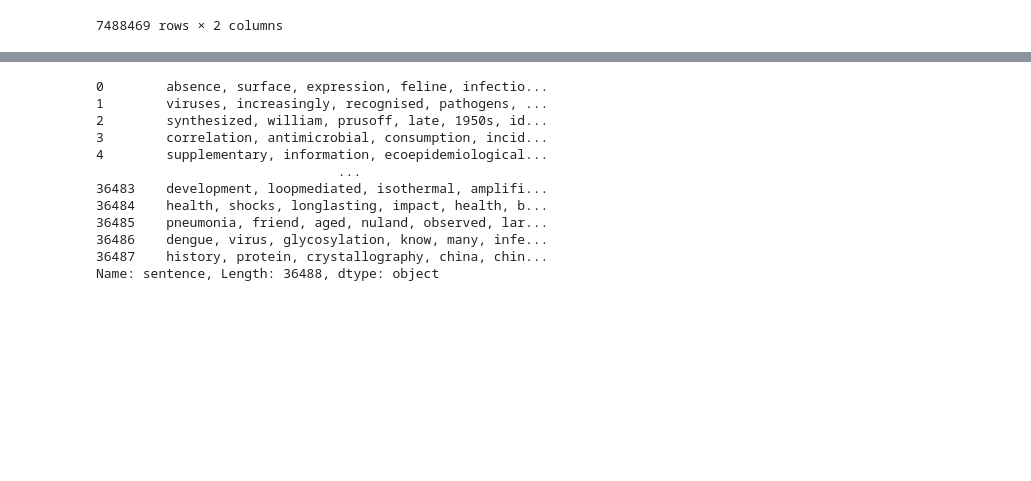
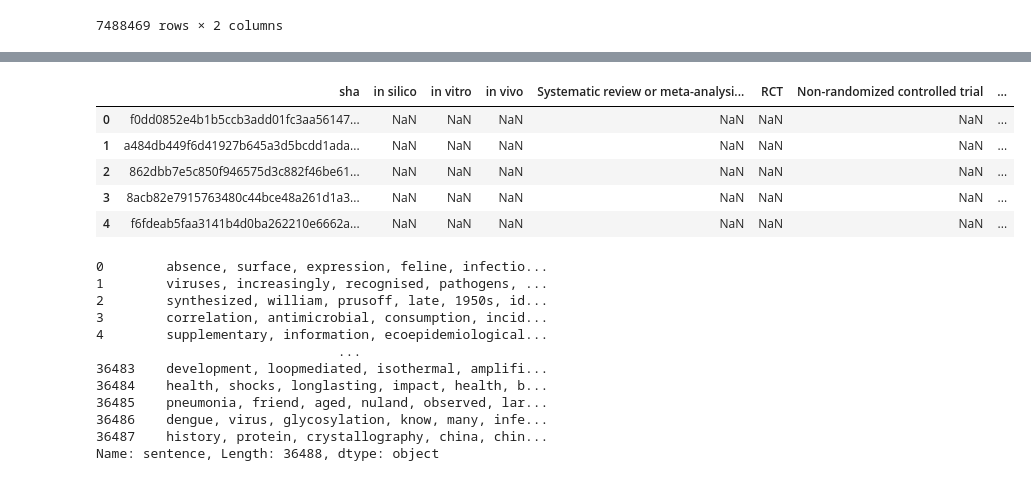
Before and after one commit to mindyng/Covid19, a Jupyter notebook: BaselineModels_LocalRun.ipynb, the cells around one changed output, grey strips where cells are left out. Saved outputs shown, nothing was run; the diff lists cells and outputs as text; code cells hidden in the pictures; blank space fills up the shorter version.

```diff
--- a/BaselineModels_LocalRun.ipynb
+++ b/BaselineModels_LocalRun.ipynb
@@ -175,0 +176,33 @@ NLPData['sentence'][0] #Check.
+# %%
+#Pull in annotation dataset with timestamp of **04.12.20, rename columns, drop unnecessary columns.
+df2 = pd.read_csv('Study_Design_Annotation_Snapshot_4_12_20.csv')
+df2.columns = ['Assignee',
+ 'cord_uid',
+ 'sha',
+ 'title',
+ 'url',
+ 'in silico',
+ 'in vitro',
+ 'in vivo',
+ 'Systematic review or meta-analysis of RCTs',
+ 'RCT',
+ 'Non-randomized controlled trial',
+ 'Comparative study',
+ 'Descriptive study',
+ 'Systematic review or meta-analysis of studies other than RCTs',
+ 'Other ',
+ 'General Notes']
+df2 = df2.drop(columns=[
+ 'Assignee',
+ 'cord_uid',
+ 'title',
+ 'url',
+'General Notes'])
+df2.head()
+# %% [output]
+|  | sha | in silico | in vitro | in vivo | Systematic review or meta-analysi... | RCT | Non-randomized controlled trial | ... |
+| 0 | f0dd0852e4b1b5ccb3add01fc3aa56147... | NaN | NaN | NaN | NaN | NaN | NaN | ... |
+| 1 | a484db449f6d41927b645a3d5bcdd1ada... | NaN | NaN | NaN | NaN | NaN | NaN | ... |
+| 2 | 862dbb7e5c850f946575d3c882f46be61... | NaN | NaN | NaN | NaN | NaN | NaN | ... |
+| 3 | 8acb82e7915763480c44bce48a261d1a3... | NaN | NaN | NaN | NaN | NaN | NaN | ... |
+| 4 | f6fdeab5faa3141b4d0ba262210e6662a... | NaN | NaN | NaN | NaN | NaN | NaN | ... |
```
Also changed, not shown: parts of 10 cells of this notebook.
